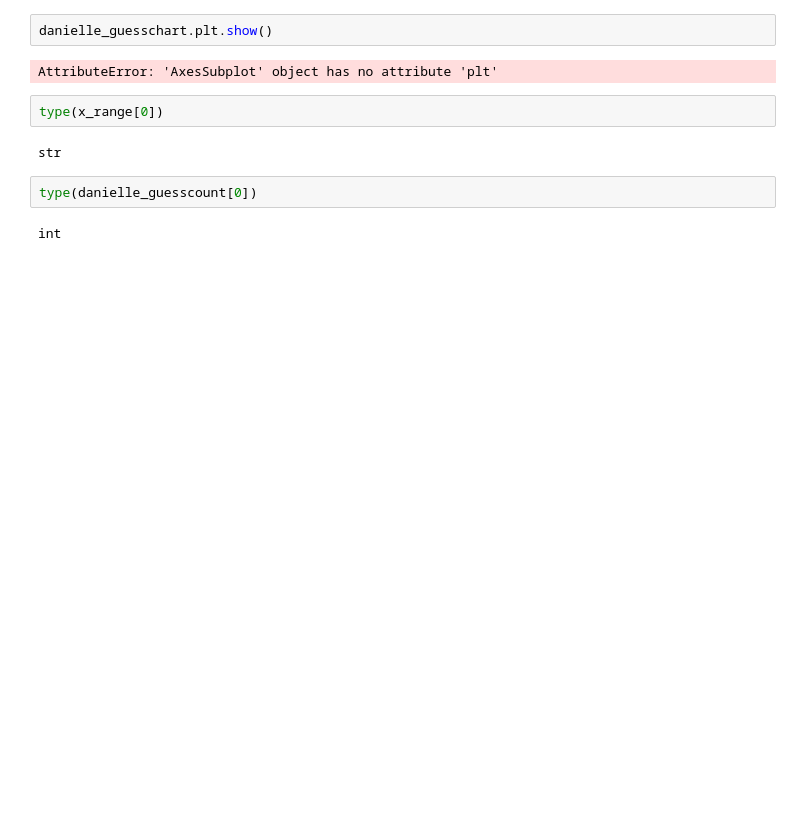
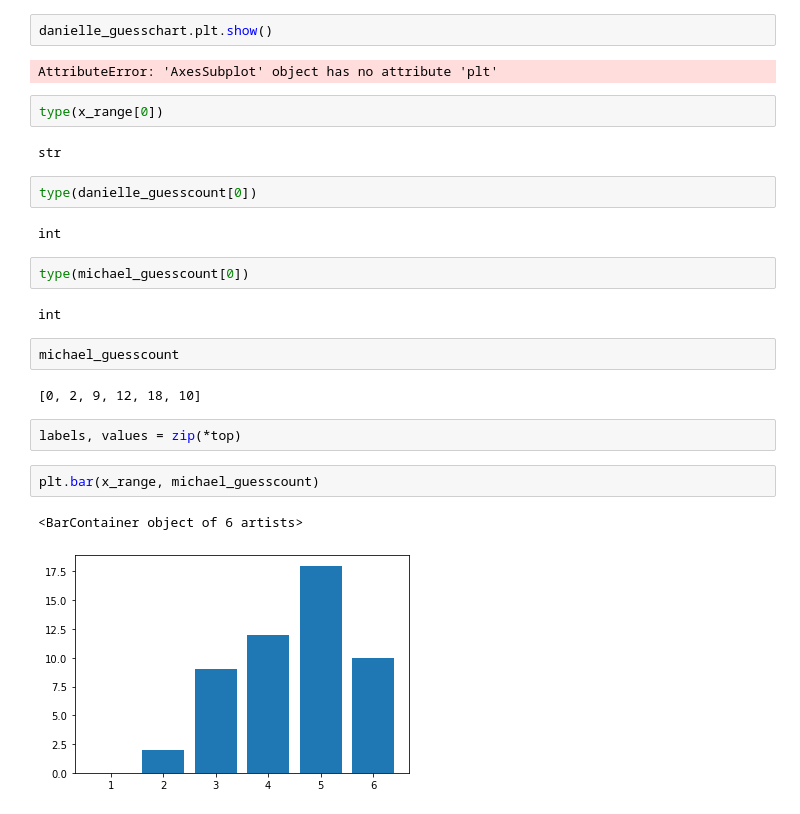
Before and after one commit to MichaelHarnett/WORDLEscoreboard, a Jupyter notebook: Untitled2.ipynb, the cells around one changed output. Cells and saved outputs as stored; diff of their text form; blank space fills up the shorter version.

```diff
--- a/Untitled2.ipynb
+++ b/Untitled2.ipynb
@@ -265,3 +265,18 @@ str
 type(danielle_guesscount[0])
 # %% [output]
 int
+# %%
+type(michael_guesscount[0])
+# %% [output]
+int
+# %%
+michael_guesscount
+# %% [output]
+[0, 2, 9, 12, 18, 10]
+# %%
+labels, values = zip(*top)
+# %%
+plt.bar(x_range, michael_guesscount)
+# %% [output]
+<BarContainer object of 6 artists>
+[figure, added]
```
Also changed, not shown: 1 other file.
